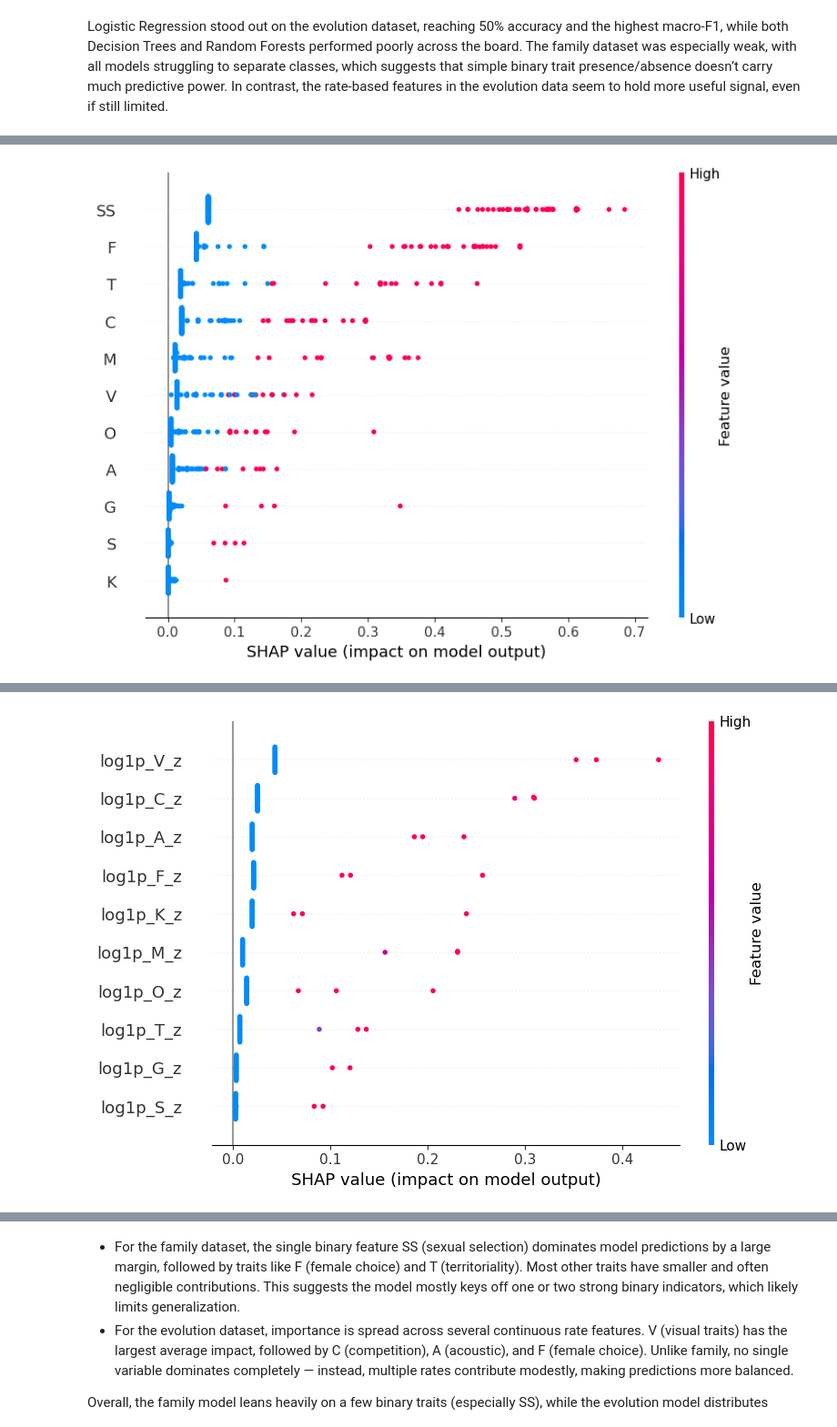
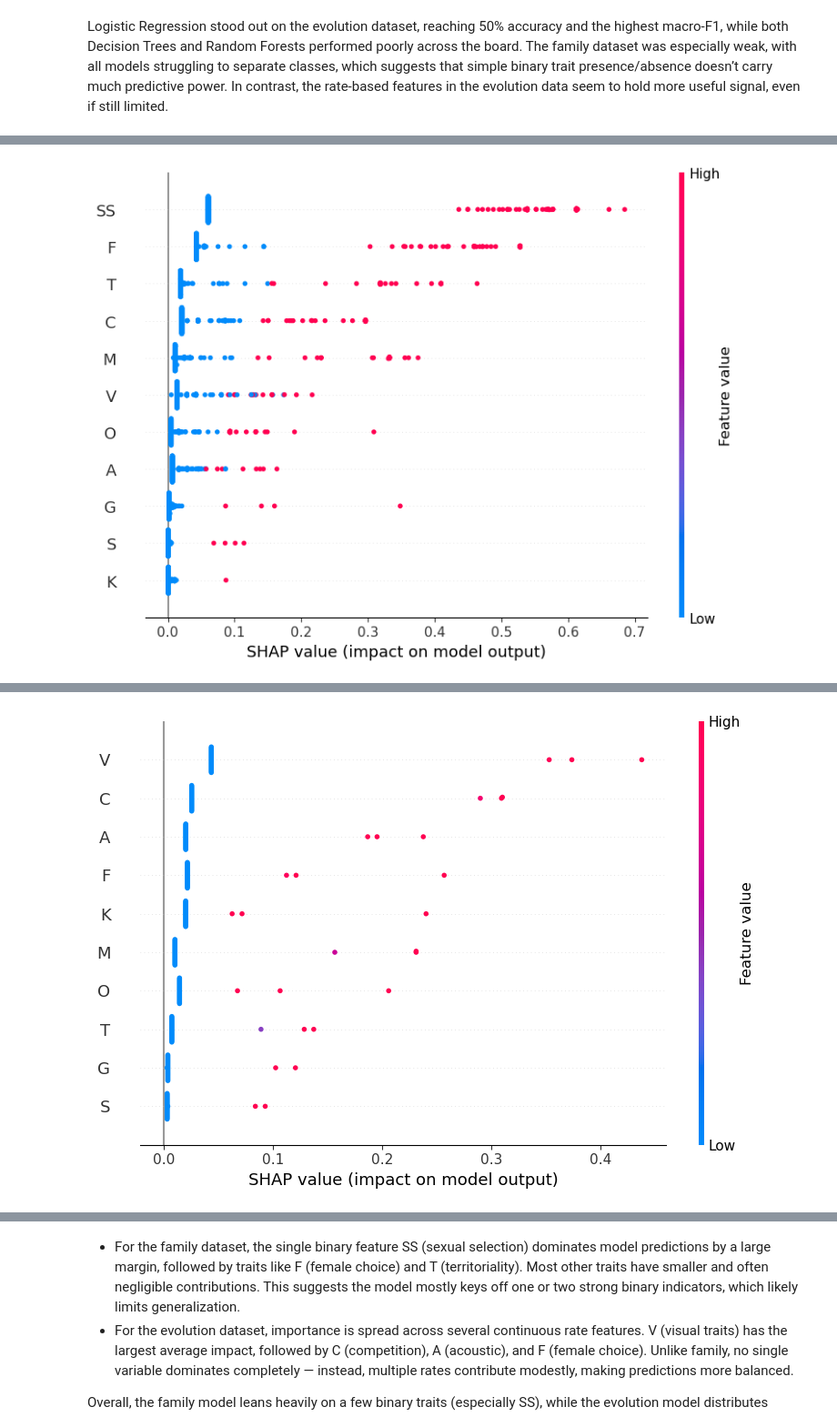
Before and after one commit to INFO-523-SU25/final-project-thompson, a Jupyter notebook: full_dataanalysis.ipynb, the cells around one changed output, grey strips where cells are left out. Shown at 91% size. Cells and saved outputs as stored; diff of their text form; code cells hidden in the pictures.

Commit message:
cleaned up data analysis with added comments and other changes for clarity

```diff
--- a/full_dataanalysis.ipynb
+++ b/full_dataanalysis.ipynb
@@ -1446,7 +1435,7 @@ Logistic Regression stood out on the evolution dataset, reaching 50% accuracy an
 shap.initjs()
 
 # -----------------------
-# FAMILY — global + local
+# FAMILY
 # -----------------------
 explainer_fam = shap.TreeExplainer(rf_fam)
 shap_values_fam = explainer_fam.shap_values(X_test_fam)
@@ -1454,9 +1443,9 @@ shap_values_fam = explainer_fam.shap_values(X_test_fam)
 Xtf = X_test_fam.values
 fn_fam = list(X_test_fam.columns)
 
-# Convert to a 2D (n_samples, n_features) matrix by aggregating abs values across classes
+#Convert shap_values into consistent 2D form (N samples × F features)
+#If multi-class, aggregate absolute contributions across all classes
 if isinstance(shap_values_fam, list):
-    # list of [n_samples, n_features] -> stack to (n_classes, n_samples, n_features)
     sv_fam = np.array(shap_values_fam)   # (C, N, F)
     sv_fam = np.transpose(sv_fam, (1, 2, 0))  # (N, F, C)
 elif isinstance(shap_values_fam, np.ndarray) and shap_values_fam.ndim == 3:
@@ -1464,13 +1453,14 @@ elif isinstance(shap_values_fam, np.ndarray) and shap_values_fam.ndim == 3:
 else:
     sv_fam = np.array(shap_values_fam)   # (N, F)
 
-# Collapse to 2D for a single global plot
+# Collapse to 2D by summing absolute contributions across classes
 if sv_fam.ndim == 3:
     sv2d_fam = np.sum(np.abs(sv_fam), axis=2)  # (N, F)
 else:
-    sv2d_fam = sv_fam                           # already (N, F)
+    sv2d_fam = sv_fam
 
-print("\n[SHAP] Random Forest — FAMILY (global)")
+#plots shap plot of family
+print("\n[SHAP] Random Forest — FAMILY")
 shap.summary_plot(sv2d_fam, Xtf, feature_names=fn_fam, show=True)
 
 # quick text summary of the top contributors (mean |SHAP| per feature)
@@ -1481,40 +1471,20 @@ for rank in range(min(10, len(fn_fam))):
     j = fam_top_idx[rank]
     print(f"{rank+1:>2}. {fn_fam[j]}  —  mean|SHAP|={fam_importance[j]:.4f}")
 
-print("\n[SHAP] Random Forest — FAMILY (local, first test sample)")
-# For a local plot, pick the predicted class and index accordingly if needed
-if isinstance(shap_values_fam, list):
-    class_idx = int(rf_fam.predict(X_test_fam.iloc[[0]])[0])
-    shap.force_plot(
-        explainer_fam.expected_value[class_idx],
-        shap_values_fam[class_idx][0, :],
-        X_test_fam.iloc[0, :]
-    )
-elif isinstance(shap_values_fam, np.ndarray) and shap_values_fam.ndim == 3:
-    class_idx = int(rf_fam.predict(X_test_fam.iloc[[0]])[0])
-    shap.force_plot(
-        explainer_fam.expected_value[class_idx],
-        shap_values_fam[0, :, class_idx],    # (F,)
-        X_test_fam.iloc[0, :]
-    )
-else:
-    shap.force_plot(
-        explainer_fam.expected_value,
-        shap_values_fam[0, :],
-        X_test_fam.iloc[0, :]
-    )
-
 # --------------------------
-# EVOLUTION — global + local
+# EVOLUTION
 # --------------------------
 explainer_evo = shap.TreeExplainer(rf_evo)
 shap_values_evo = explainer_evo.shap_values(X_test_evo)
 
-# feature names reflect the log + z-scored rates only
+# full names (used inside the model)
 evo_feature_names = [f"log1p_{c}_z" for c in rate_cols]
 Xte = np.asarray(X_test_evo)
 
-# Convert to 2D
+# pretty names for display only
+evo_feature_pretty = rate_cols  # ["A","G","O","T","V","C","F","K","M","S"]
+
+# Convert SHAP values into 2D array
 if isinstance(shap_values_evo, list):
     sv_evo = np.array(shap_values_evo)           # (C, N, F)
     sv_evo = np.transpose(sv_evo, (1, 2, 0))     # (N, F, C)
@@ -1523,45 +1493,23 @@ elif isinstance(shap_values_evo, np.ndarray) and shap_values_evo.ndim == 3:
 else:
     sv_evo = np.array(shap_values_evo)           # (N, F)
 
+# collapse to 2D for global plot
 if sv_evo.ndim == 3:
     sv2d_evo = np.sum(np.abs(sv_evo), axis=2)    # (N, F)
 else:
     sv2d_evo = sv_evo
 
+#SHAP summary plot with clean labels
 print("\n[SHAP] Random Forest — EVOLUTION (global)")
-shap.summary_plot(sv2d_evo, Xte, feature_names=evo_feature_names, show=True)
+shap.summary_plot(sv2d_evo, Xte, feature_names=evo_feature_pretty, show=True)
 
-# quick text summary of the top contributors (mean |SHAP| per feature)
+# quick text summary with clean labels
 evo_importance = np.abs(sv2d_evo).mean(axis=0)
 evo_top_idx = np.argsort(evo_importance)[::-1]
 print("\n[SHAP] EVOLUTION — top features by average absolute contribution")
-for rank in range(min(10, len(evo_feature_names))):
+for rank in range(min(10, len(evo_feature_pretty))):
     j = evo_top_idx[rank]
-    print(f"{rank+1:>2}. {evo_feature_names[j]}  —  mean|SHAP|={evo_importance[j]:.4f}")
-
-print("\n[SHAP] Random Forest — EVOLUTION (local, first test sample)")
-if isinstance(shap_values_evo, list):
-    class_idx = int(rf_evo.predict(X_test_evo[:1])[0])
-    shap.force_plot(
-        explainer_evo.expected_value[class_idx],
-        shap_values_evo[class_idx][0, :],
-        X_test_evo[0, :],
-        feature_names=evo_feature_names
-    )
-elif isinstance(shap_values_evo, np.ndarray) and shap_values_evo.ndim == 3:
-    class_idx = int(rf_evo.predict(X_test_evo[:1])[0])
-    shap.force_plot(
-        explainer_evo.expected_value[class_idx],
-        shap_values_evo[0, :, class_idx],
-        X_test_evo[0, :],
-        feature_names=evo_feature_names
-    )
-else:
-    shap.force_plot(
-        explainer_evo.expected_value,
-        shap_values_evo[0, :],
-        X_test_evo[0, :],
-        feature_names=evo_feature_names
-    )
+    print(f"{rank+1:>2}. {evo_feature_pretty[j]}  —  mean|SHAP|={evo_importance[j]:.4f}")
+      # (N, F)
 # %% [output]
 [interactive output not drawn]
@@ -1584,3 +1530,3 @@ else:
 [SHAP] Random Forest — EVOLUTION (global)
-[figure, old version]
+[figure, new version]
 [SHAP] EVOLUTION — top features by average absolute contribution
```
Also changed, not shown: parts of 17 cells of this notebook.
